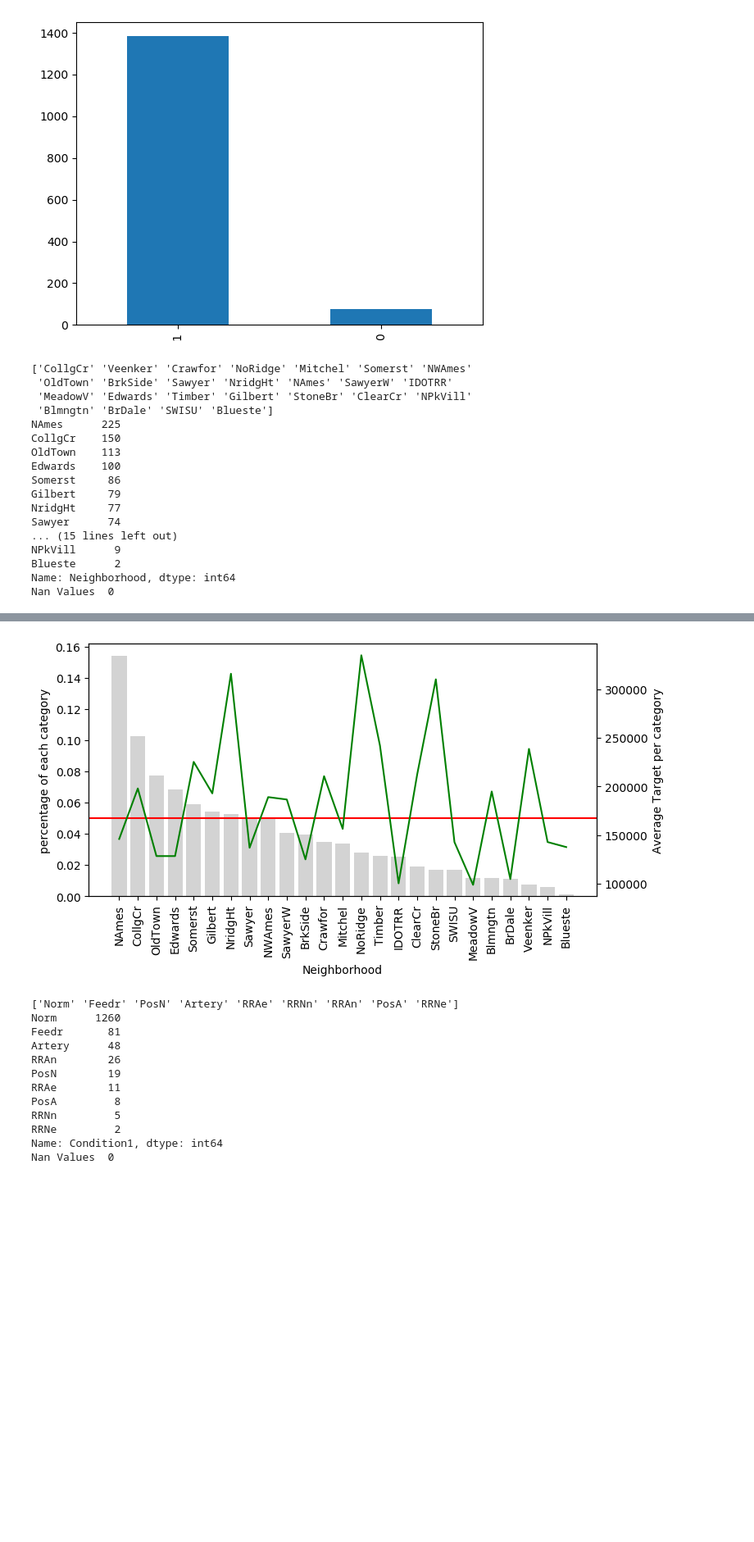
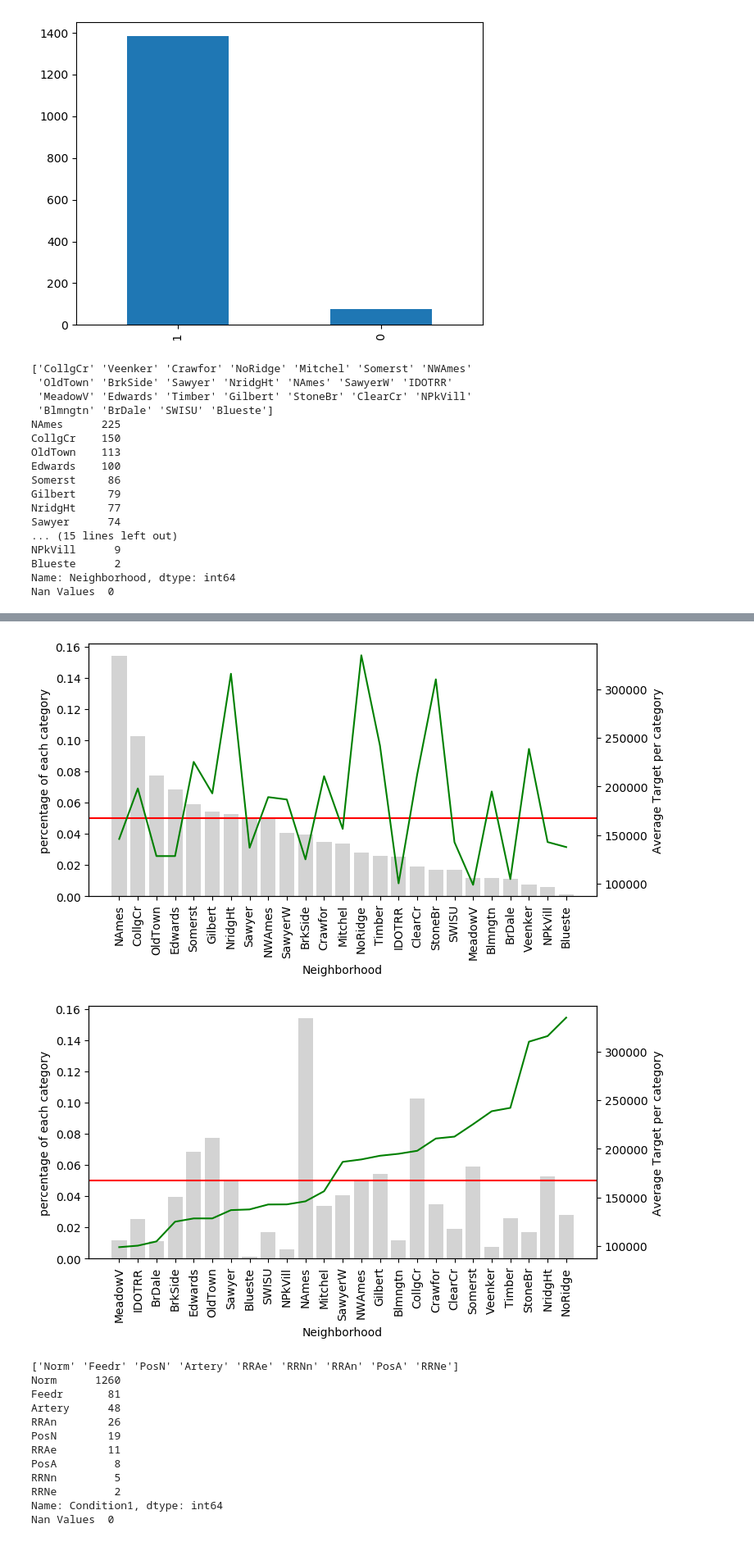
Before and after one commit to MKbinli/House-Price-Prediction, a Jupyter notebook: HP-Data Preprocessing.ipynb, the cells around one changed output, grey strips where cells are left out. Shown at 82% size. Drawn from its saved outputs; the diff is of its cells as text; code cells hidden in the pictures; blank space fills up the shorter version.

```diff
--- a/HP-Data Preprocessing.ipynb
+++ b/HP-Data Preprocessing.ipynb
@@ -204,6 +204,23 @@ def calculateMeanTargetPerCategory(df, featureName, targetName):
 
     plotCategoricFeatures(temp_df, featureName,targetName)
 
+def calculateMeanTargetPerCategorySorted(df, featureName, targetName):
+
+    # total number of Dataset
+    totalRowData = len(df)
+
+    # percentage of each label
+    temp_df = pd.Series(df[featureName].value_counts() / totalRowData).reset_index()
+    temp_df.columns = [featureName, 'percentageOfCategory']
+
+    # add the mean Target
+    temp_df = temp_df.merge(df.groupby([featureName])[targetName].mean().reset_index(),
+                            on=featureName,
+                            how='left')
+    temp_df =temp_df.sort_values(by=targetName).reset_index()
+
+    plotCategoricFeatures(temp_df, featureName,targetName)
+
 def calculateStdTargetPerCategory(df, featureName, targetName):
 
     # total number of Dataset
@@ -543,34 +560,36 @@ preprocessedDataset["LandSlope"]=LandSlope.copy().astype(float)
        Timber	Timberland
        Veenker	Veenker
 """
 print(dataset["Neighborhood"].unique())
 print(dataset["Neighborhood"].value_counts())
 print("Nan Values  " + str(dataset.Neighborhood.isna().sum()))
 dataset["Neighborhood"].value_counts().plot(kind='bar')
 plt.show()
 calculateMeanTargetPerCategory(dataset, featureName="Neighborhood", targetName="SalePrice")
+calculateMeanTargetPerCategorySorted(dataset, featureName="Neighborhood", targetName="SalePrice")
 #This feature is one of the important because location directly effects the price.
-#If we group this feature that must be w.r.t. closeness as a distence or zone.
-#And if we convert it dummy or one-hot encoding, it will result in so sparisity and high variation.
-#Also I don't know the location of these places accordence with neighborhood to each other.
-#So I will keep the analysis of this feature later... for now.
+#This feature also consists of both high cardinality and rare labels
+#To see and generate monotonic relationship between Saleprice and Neighborhood, we sorted the labels by the mean of Saleprices.
+#My purpose is to group places with each other with respect to similar mean prices
+#so that We can generate both biased and monotonic features
 # %% [output]
 ['CollgCr' 'Veenker' 'Crawfor' 'NoRidge' 'Mitchel' 'Somerst' 'NWAmes'
  'OldTown' 'BrkSide' 'Sawyer' 'NridgHt' 'NAmes' 'SawyerW' 'IDOTRR'
  'MeadowV' 'Edwards' 'Timber' 'Gilbert' 'StoneBr' 'ClearCr' 'NPkVill'
  'Blmngtn' 'BrDale' 'SWISU' 'Blueste']
 NAmes      225
 CollgCr    150
 OldTown    113
 Edwards    100
 Somerst     86
 Gilbert     79
 NridgHt     77
 Sawyer      74
 ... (15 lines left out)
 NPkVill      9
 Blueste      2
 Name: Neighborhood, dtype: int64
 Nan Values  0
 [figure]
 [figure]
+[figure, added]
```
Also changed, not shown: parts of 9 cells of this notebook, 9 other files.
